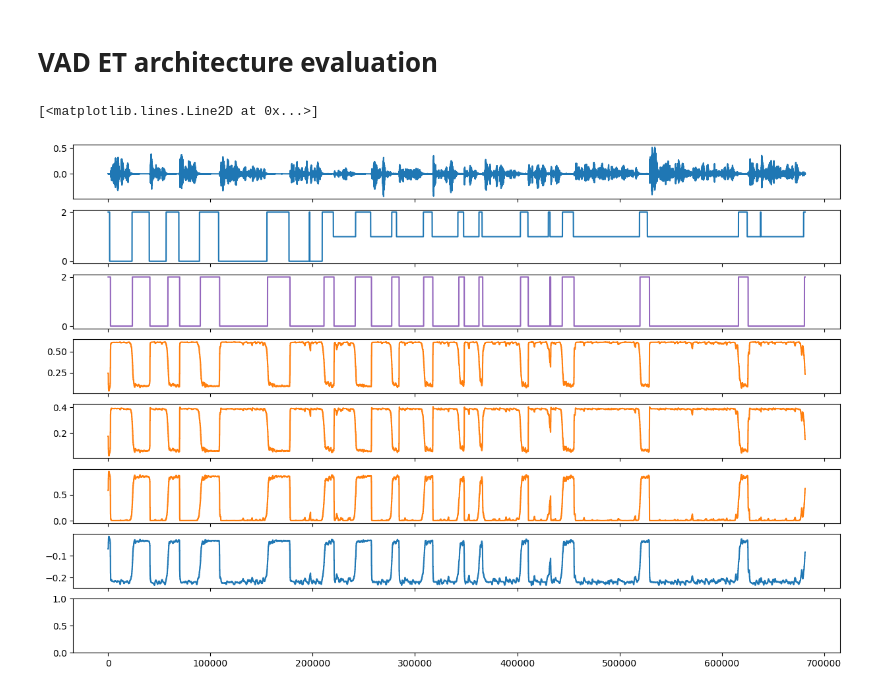
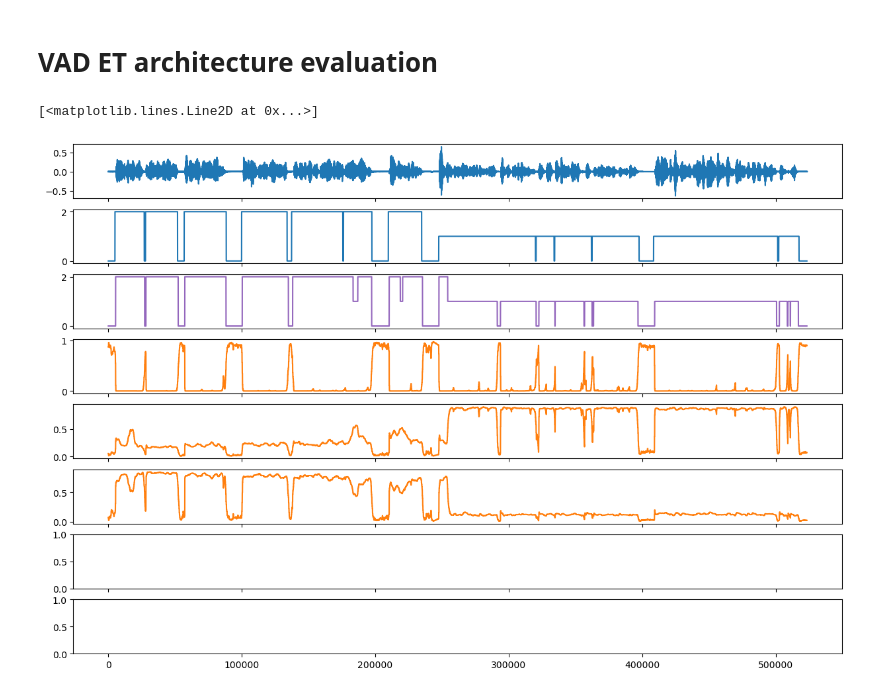
Before and after one commit to pirxus/personalVAD, a Jupyter notebook: src/vad_et_evaluate.ipynb, the cells around one changed output. Drawn from its saved outputs; the diff is of its cells as text; code cells hidden in the pictures.

```diff
--- a/src/vad_et_evaluate.ipynb
+++ b/src/vad_et_evaluate.ipynb
@@ -10,9 +10,11 @@ from copy import copy
 import torch
 from vad_et import VadET
 
-FILE = '23_flac/rev1-911-130578-0004_446-123501-0044_5163-18515-0017'
-with open('../data/features/train/' + FILE + '.et_vad.fea', 'rb') as f:
-    x, embed, y = pickle.load(f)
+FILE = '2_flac/rev1-1624-168623-0028_5652-39938-0066_7800-283492-0002'
+with np.load('../data/features/test/' + FILE + '.pvad.fea.npz') as f:
+    x = f['x']
+    embed = f['embed']
+    y = f['y']
     x = np.hstack((x, np.full((x.shape[0], 256), embed)))
 
 audio, sr = sf.read('../data/concat/' + FILE + '.flac')
@@ -50,19 +60,18 @@ with torch.no_grad():
 # %%
 # Plot the original signal and labels plus the first two filterbank coefficients,
 # the original shortest sequence and the edited label vector
 mpl.style.use('default')
 _, ax = plt.subplots(8, 1, figsize=(15,10), sharex=True)
 ax[0].plot(audio)
 ax[1].plot(new_y)
 ##ax[2].plot(new_x)
 ##ax[3].plot(seq)  # plot the position of the shortest sequence
 ##ax[2].plot(np.kron(replace_zero_sequences(y, 13), np.ones(160))) # deleted super short sequences
 ax[2].plot(o_raw, 'C4') # plot the vad prediction
 ax[3].plot(o0, 'C1') # plot the vad hard thresholded decision
 ax[4].plot(o1, 'C1') # plot the vad hard thresholded decision with short sequences removed
 ax[5].plot(o2, 'C1') # plot the vad filtered decision
-ax[6].plot(o1 - o0) # filtered, thresholded
-#ax[7].plot(np.kron(replace_zero_sequences(output_conv_hard, 10), np.ones(160)), 'C1') # filtered, thresholded, replaced short sequences
+#ax[6].plot(y_frame) # filtered, thresholded
 # %% [output]
 [<matplotlib.lines.Line2D at 0x...>]
-[figure, old version]
+[figure, new version]
```
Also changed, not shown: parts of 1 cell of this notebook, 6 other files.
